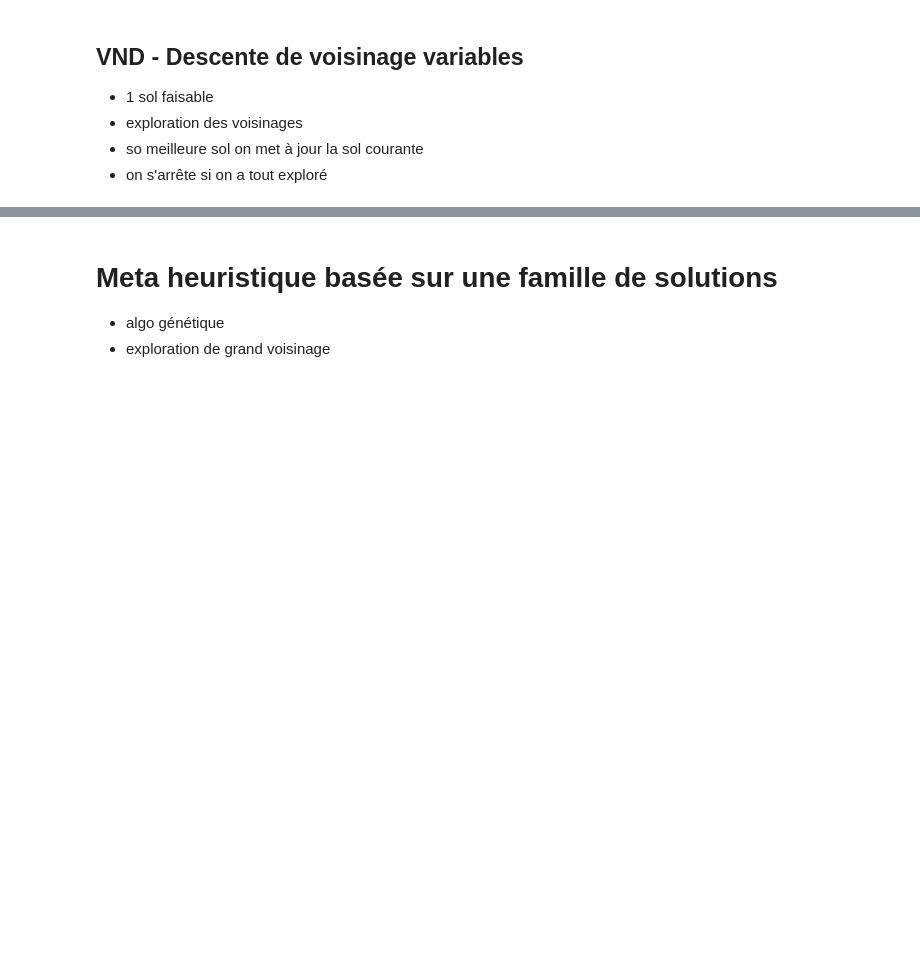
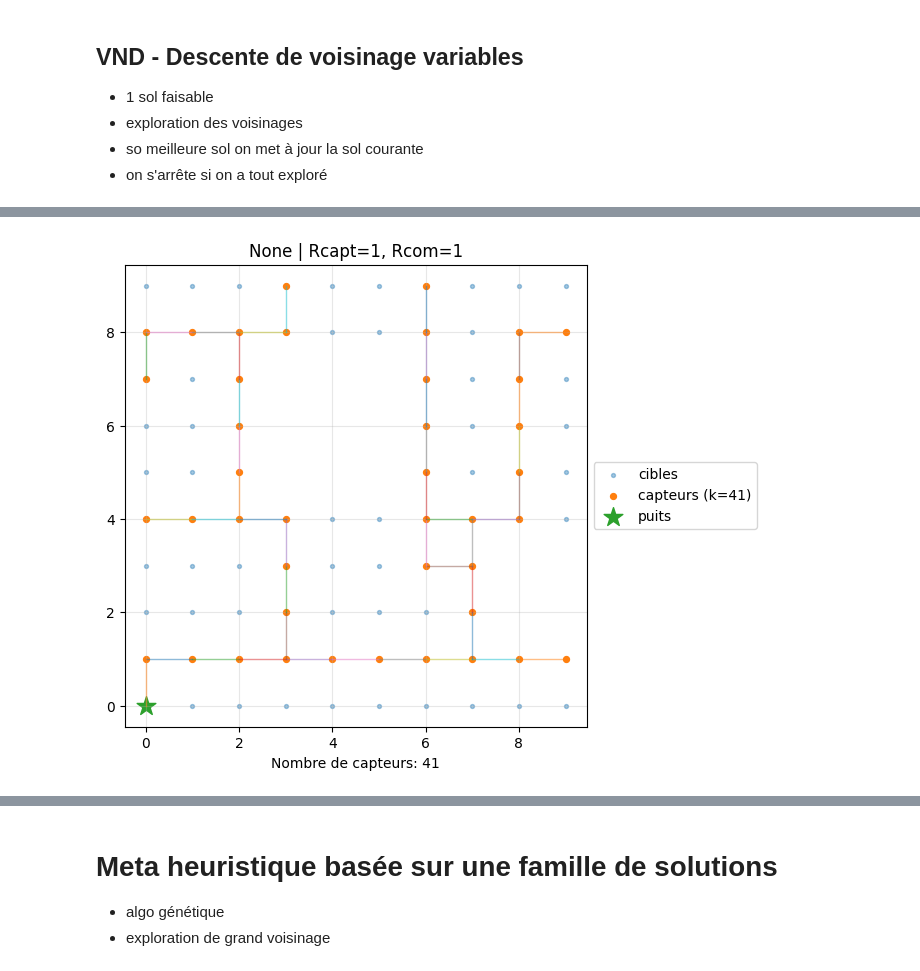
Before and after one commit to pgatt06/Meta-heuristiques, a Jupyter notebook: projet_capteurs_metaheuristiques.ipynb, the cells around one changed output, grey strips where cells are left out. Drawn from its saved outputs; the diff is of its cells as text; code cells hidden in the pictures; blank space fills up the shorter version.

Commit message:
fix grasp

```diff
--- a/projet_capteurs_metaheuristiques.ipynb
+++ b/projet_capteurs_metaheuristiques.ipynb
@@ -1056,40 +1081,75 @@ def vnd(selected, pc, max_neighborhood=3, max_trials=500):
 # print(f"VND: Solution trouvée avec {int(sol_vnd.sum())} capteurs.")
 # plot_solution(sol_vnd, pc, show_links=True)
 # %%
-def grasp(pc, max_iters=100, alpha=0.2, local_search_trials=500):
-    """
-    Implémente la méthode GRASP (Greedy Randomized Adaptive Search Procedure).
+def greedy_randomized_construction_cover(pc, alpha=0.2, rng=None):
+    if rng is None:
+        rng = np.random.default_rng()
 
-    Args:
-        pc: Les données pré-calculées pour l'instance.
-        max_iters: Nombre maximal d'itérations.
-        alpha: Paramètre de contrôle pour la phase constructive (0 = purement glouton, 1 = purement aléatoire).
-        local_search_trials: Nombre d'essais pour la recherche locale.
+    N = pc.inst.coords.shape[0]
+    selected = np.zeros(N, dtype=bool)
+    uncovered = set(range(N))
 
-    """
+    alpha = float(alpha)
+    alpha = 0.0 if alpha < 0 else (1.0 if alpha > 1 else alpha)
+
+    while uncovered:
+        candidates, gains = [], []
+
+        for i in range(N):
+            if selected[i]:
+                continue
+            g = 0
+            for t in pc.cover[i]:
+                if int(t) in uncovered:
+                    g += 1
+            if g > 0:
+                candidates.append(i)
+                gains.append(g)
+
+        if not candidates:
+            break
+
+        gains = np.array(gains, dtype=int)
+        g_max, g_min = gains.max(), gains.min()
+        threshold = g_max - alpha * (g_max - g_min)
+
+        rcl = [candidates[k] for k in range(len(candidates)) if gains[k] >= threshold]
+        chosen = rng.choice(rcl)
+
+        selected[chosen] = True
+        for t in pc.cover[chosen]:
+            uncovered.discard(int(t))
+
+    return selected
+
+
+def grasp(pc, max_iters=100, alpha=0.2, local_search_trials=500, seed=None):
+    rng = np.random.default_rng(seed)
+
     best_solution = None
     best_fitness = float('inf')
 
     for _ in range(max_iters):
-        # Phase constructive
-        solution = nearest_neighbor_heuristic(pc)
+        sol = greedy_randomized_construction_cover(pc, alpha=alpha, rng=rng)
+        sol = local_search_swaps(sol, pc, trials=local_search_trials)
+        sol = repair(sol, pc)
+        fit = fitness_penalized(sol, pc)
 
-        # Phase de recherche locale
-        solution = local_search_swaps(solution, pc, trials=local_search_trials)
+        if fit < best_fitness:
+            best_solution, best_fitness = sol, fit
 
-        # Évaluer la solution
-        solution_fitness = fitness_penalized(solution, pc)
-
-        # Mettre à jour la meilleure solution
-        if solution_fitness < best_fitness:
-            best_solution = solution
-            best_fitness = solution_fitness
+    # Vérification et réparation finale pour garantir la faisabilité
+    if not is_feasible(best_solution, pc):
+        best_solution = repair(best_solution, pc)
 
     return best_solution
 
-# Exemple d'utilisation
-# inst = load_points_txt(DATA_DIR_TRONQ / "grille1010_1.dat", truncated=True)
-# pc = build_precomp(inst, Rcapt=1, Rcom=1)
-# sol_grasp = grasp(pc, max_iters=50, alpha=0.3, local_search_trials=300)
-# print(f"GRASP: Solution trouvée avec {int(sol_grasp.sum())} capteurs, faisable? {is_feasible(sol_grasp, pc)}")
-# plot_solution(sol_grasp, pc, show_links=True)
+
+# Exemple d'utilisation de GRASP
+inst = load_points_txt(DATA_DIR_TRONQ / "grille1010_1.dat", truncated=True)
+pc = build_precomp(inst, Rcapt=1, Rcom=1)
+sol_grasp = grasp(pc, max_iters=50, alpha=0.3, local_search_trials=300, seed=42)
+print(f"GRASP: Solution trouvée avec {int(sol_grasp.sum())} capteurs.")
+plot_solution(sol_grasp, pc, show_links=True)
+print(f"feasible? {is_feasible(sol_grasp, pc)}")
+# %% [output]
@@ -1095,0 +1158 @@ def grasp(pc, max_iters=100, alpha=0.2, local_search_trials=500):
+[figure, added]
```
Also changed, not shown: parts of 5 cells of this notebook.
